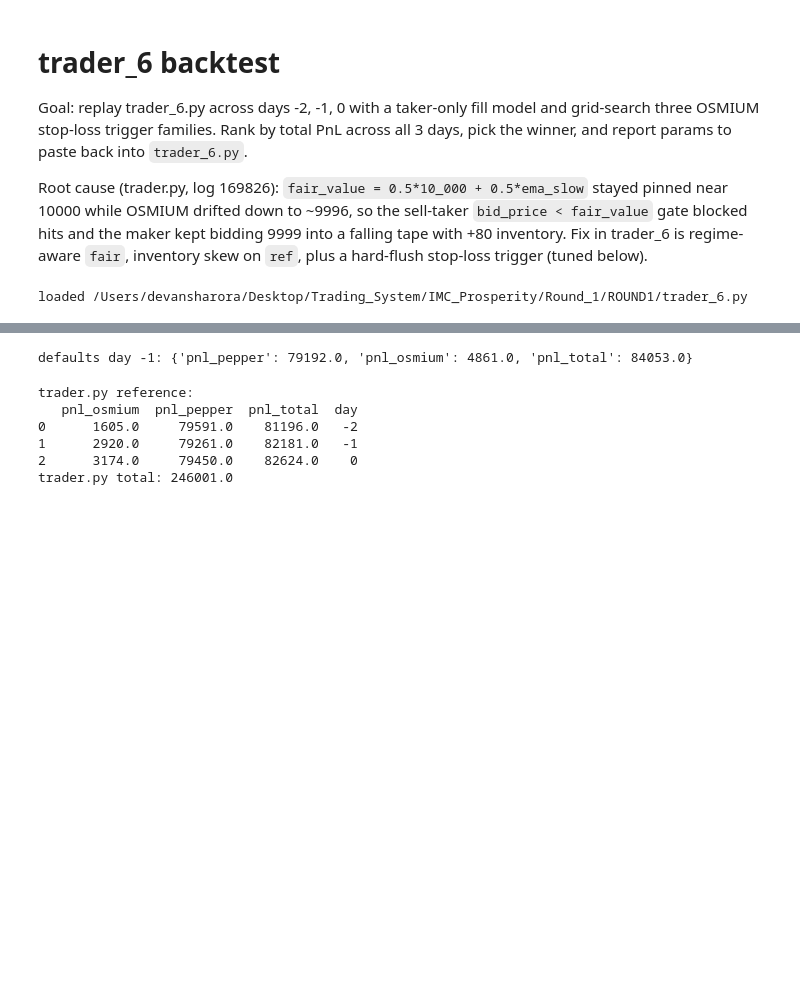
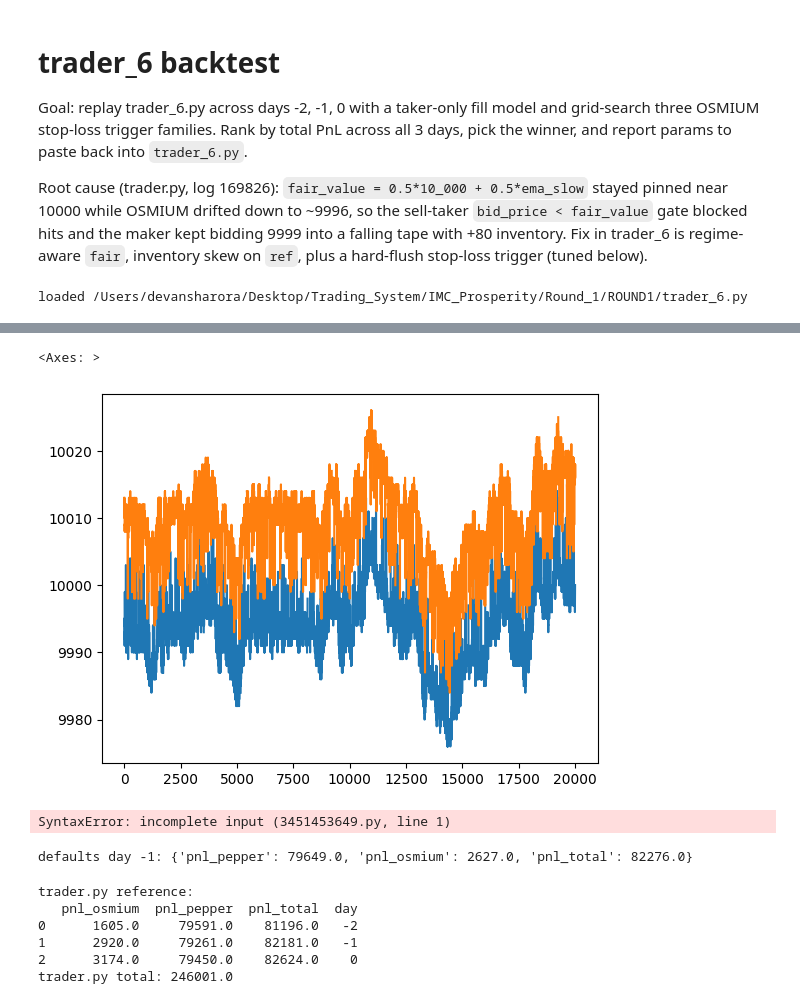
Before and after one commit to DevanshArora2002/IMC_Trading, a Jupyter notebook: Round_1/ROUND1/trader_6_backtest.ipynb, the cells around one changed output, grey strips where cells are left out. Drawn from its saved outputs; the diff is of its cells as text; code cells hidden in the pictures; blank space fills up the shorter version.

```diff
--- a/Round_1/ROUND1/trader_6_backtest.ipynb
+++ b/Round_1/ROUND1/trader_6_backtest.ipynb
@@ -83,0 +87,5 @@ day 0: 10000 ticks
+# %%
+import pandas as pd
+df1 = pd.read_csv('/Users/devansharora/Desktop/Trading_System/IMC_Prosperity/Round_1/ROUND1/prices_round_1_day_0.csv')
+df2 = pd.read_csv('/Users/devansharora/Desktop/Trading_System/IMC_Prosperity/Round_1/ROUND1/prices_round_1_day_-1.csv')
+df3 = pd.read_csv('/Users/devansharora/Desktop/Trading_System/IMC_Prosperity/Round_1/ROUND1/prices_round_1_day_-2.csv')
@@ -84,5 +108,25 @@ day 0: 10000 ticks
+# %%
+os_df1 = df1[df1['product']=='ASH_COATED_OSMIUM']
+os_df2 = df2[df2['product']=='ASH_COATED_OSMIUM']
+os_df3 = df3[df3['product']=='ASH_COATED_OSMIUM']
+# %%
+os_df1['bid_price_1'].plot()
+os_df1['ask_price_1'].plot()
+# %% [output]
+<Axes: >
+[figure, added]
+# %%
+from tqdm import tqdm
+def get_price_points(df):
+    for idx,row in tqdm(df[1:].iterrows()):
+        timestamp = row['timestamp']
+        bid_price = row['bid_price_1']
+        sub_df = df[(df['ask_price_1']<bid_price) & (df['timestamp']<timestamp)]
+# %% [output]
+SyntaxError: incomplete input (3451453649.py, line 1)
 # %%
 # ── replay harness with taker-only fill model ───────────────────────
+from tqdm import tqdm
 def simulate(Trader_cls, ticks, overrides=None):
     """Replay a full day. overrides: dict of attribute names to patch on trader_6 module.
 
@@ -104,7 +148,7 @@ def simulate(Trader_cls, ticks, overrides=None):
         cash = {PEPPER: 0.0, OSMIUM: 0.0}
         last_mid = {PEPPER: None, OSMIUM: None}
         pnl_trace = []
-        for day, ts, depths in ticks:
+        for day, ts, depths in tqdm(ticks):
             state = TradingState(
                 traderData=trader_data,
                 timestamp=ts,
@@ -187,10 +231,10 @@ def simulate(Trader_cls, ticks, overrides=None):
             setattr(trader_6, k, v)
 
 # sanity: run defaults on day -1
-r = simulate(trader_6.Trader, ticks_by_day[-1])
+r = simulate(trader_final.Trader, ticks_by_day[-2])
 print('defaults day -1:', {k: round(r[k], 2) for k in ('pnl_pepper', 'pnl_osmium', 'pnl_total')})
 # %% [output]
-defaults day -1: {'pnl_pepper': 79192.0, 'pnl_osmium': 4861.0, 'pnl_total': 84053.0}
+defaults day -1: {'pnl_pepper': 79649.0, 'pnl_osmium': 2627.0, 'pnl_total': 82276.0}
 # %%
 # ── baseline: trader.py (as reference) ──────────────────────────────
 import trader as trader_v1
```
Also changed, not shown: parts of 4 cells of this notebook, 32 other files.
